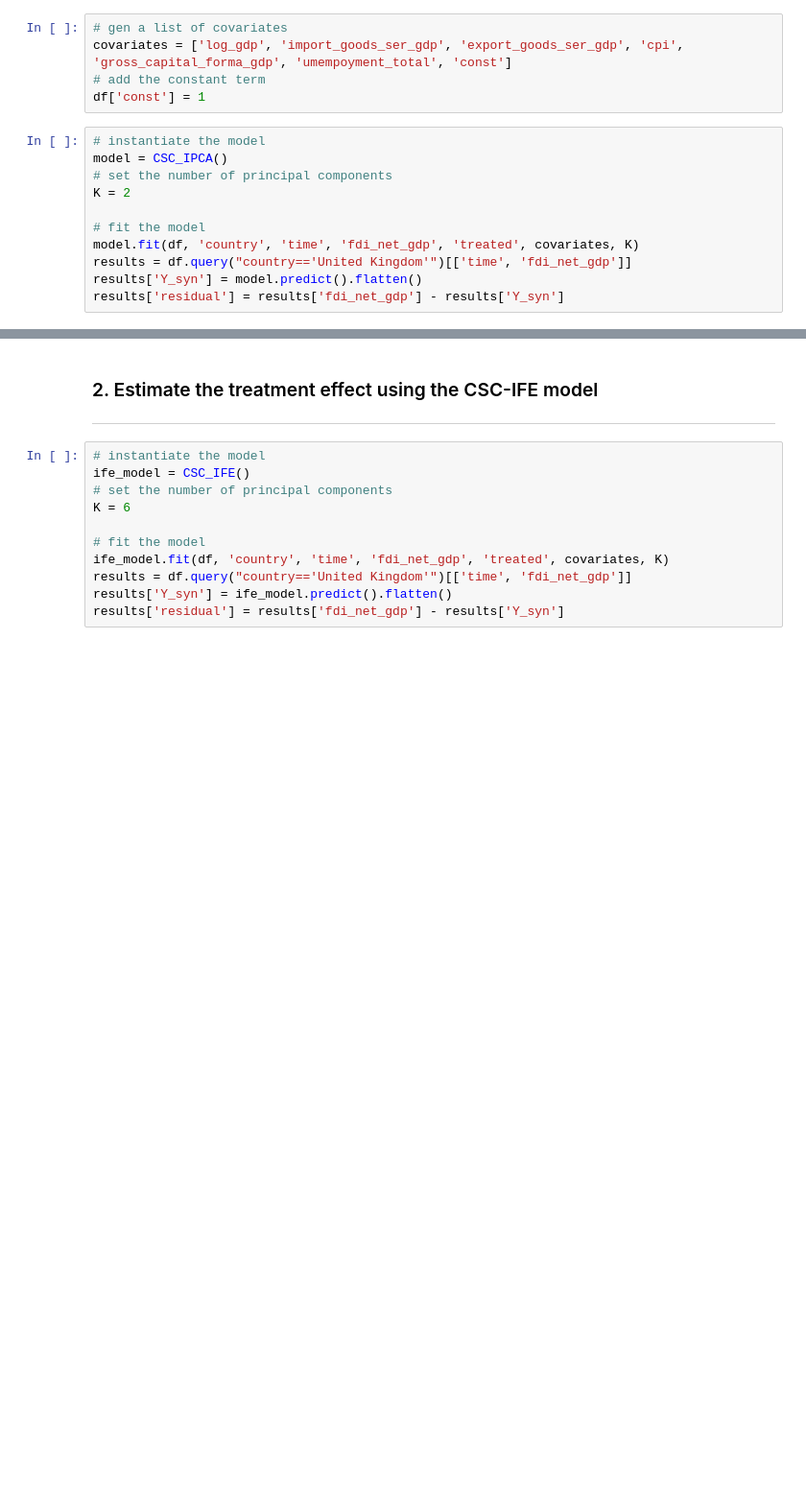
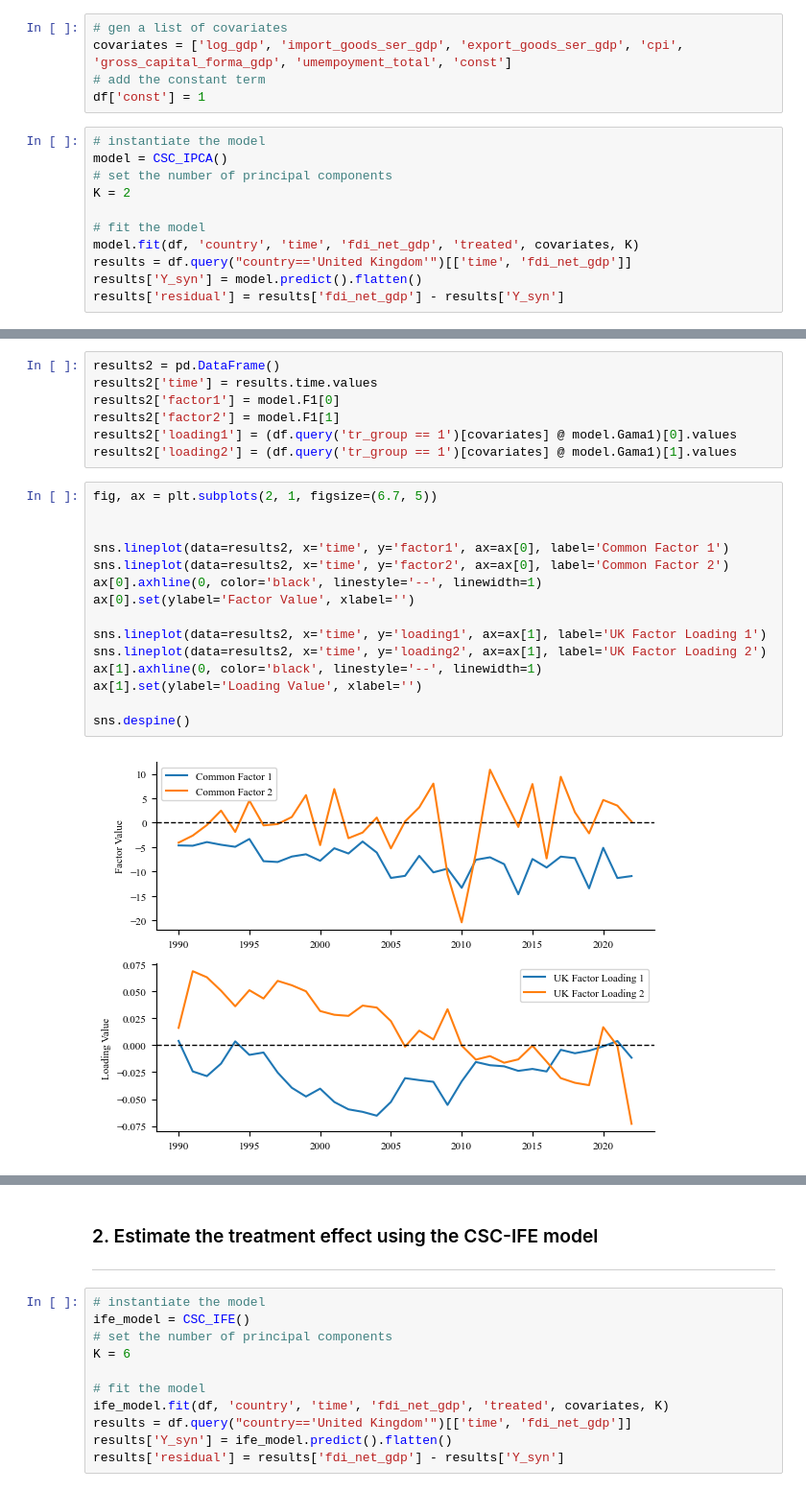
Before and after one commit to CongWang141/JMP, a Jupyter notebook: test7_empirical_study.ipynb, the cells around one changed output, grey strips where cells are left out. Shown at 96% size. Drawn from its saved outputs; the diff is of its cells as text; blank space fills up the shorter version.

```diff
--- a/test7_empirical_study.ipynb
+++ b/test7_empirical_study.ipynb
@@ -84,0 +97,24 @@ sns.despine()
+# %%
+results2 = pd.DataFrame()
+results2['time'] = results.time.values
+results2['factor1'] = model.F1[0]
+results2['factor2'] = model.F1[1]
+results2['loading1'] = (df.query('tr_group == 1')[covariates] @ model.Gama1)[0].values
+results2['loading2'] = (df.query('tr_group == 1')[covariates] @ model.Gama1)[1].values
+# %%
+fig, ax = plt.subplots(2, 1, figsize=(6.7, 5))
+
+
+sns.lineplot(data=results2, x='time', y='factor1', ax=ax[0], label='Common Factor 1')
+sns.lineplot(data=results2, x='time', y='factor2', ax=ax[0], label='Common Factor 2')
+ax[0].axhline(0, color='black', linestyle='--', linewidth=1)
+ax[0].set(ylabel='Factor Value', xlabel='')
+
+sns.lineplot(data=results2, x='time', y='loading1', ax=ax[1], label='UK Factor Loading 1')
+sns.lineplot(data=results2, x='time', y='loading2', ax=ax[1], label='UK Factor Loading 2')
+ax[1].axhline(0, color='black', linestyle='--', linewidth=1)
+ax[1].set(ylabel='Loading Value', xlabel='')
+
+sns.despine()
+# %% [output]
+[figure, added]
```
Also changed, not shown: parts of 5 cells of this notebook, 11 other files.
